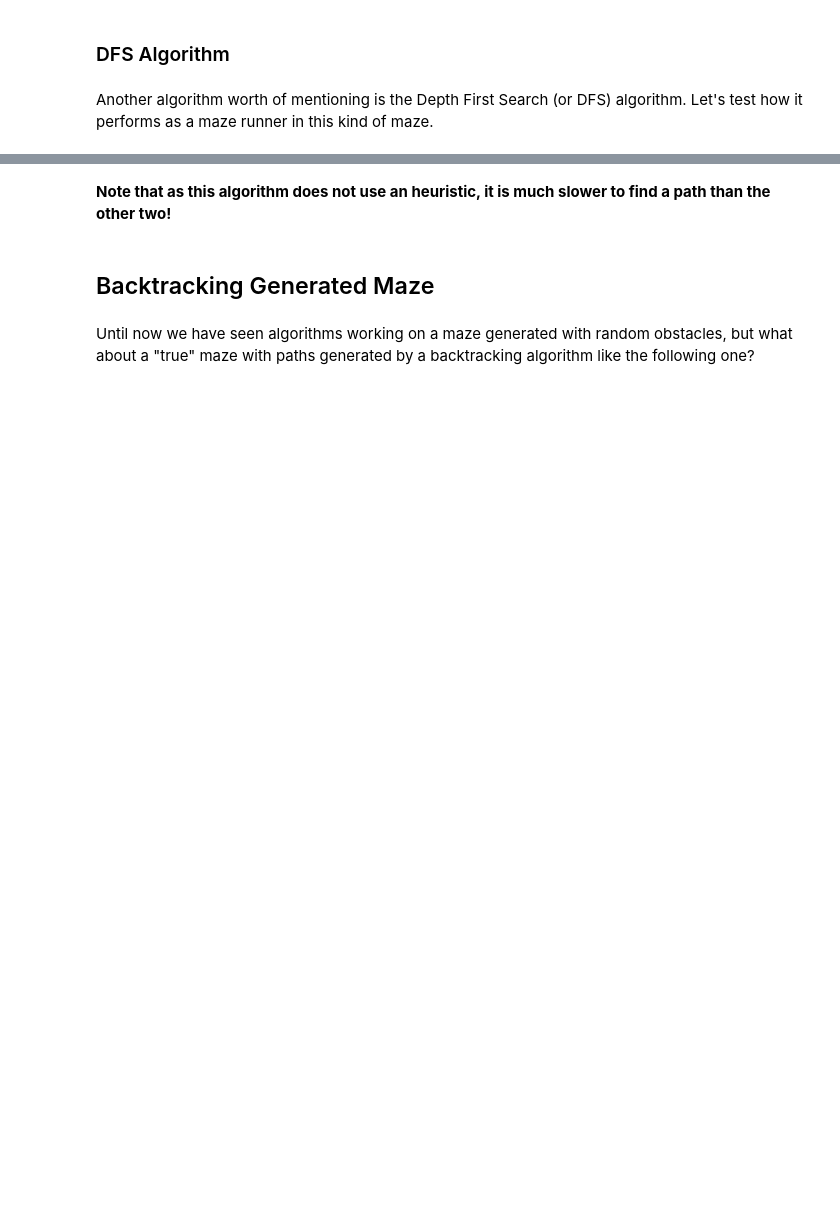
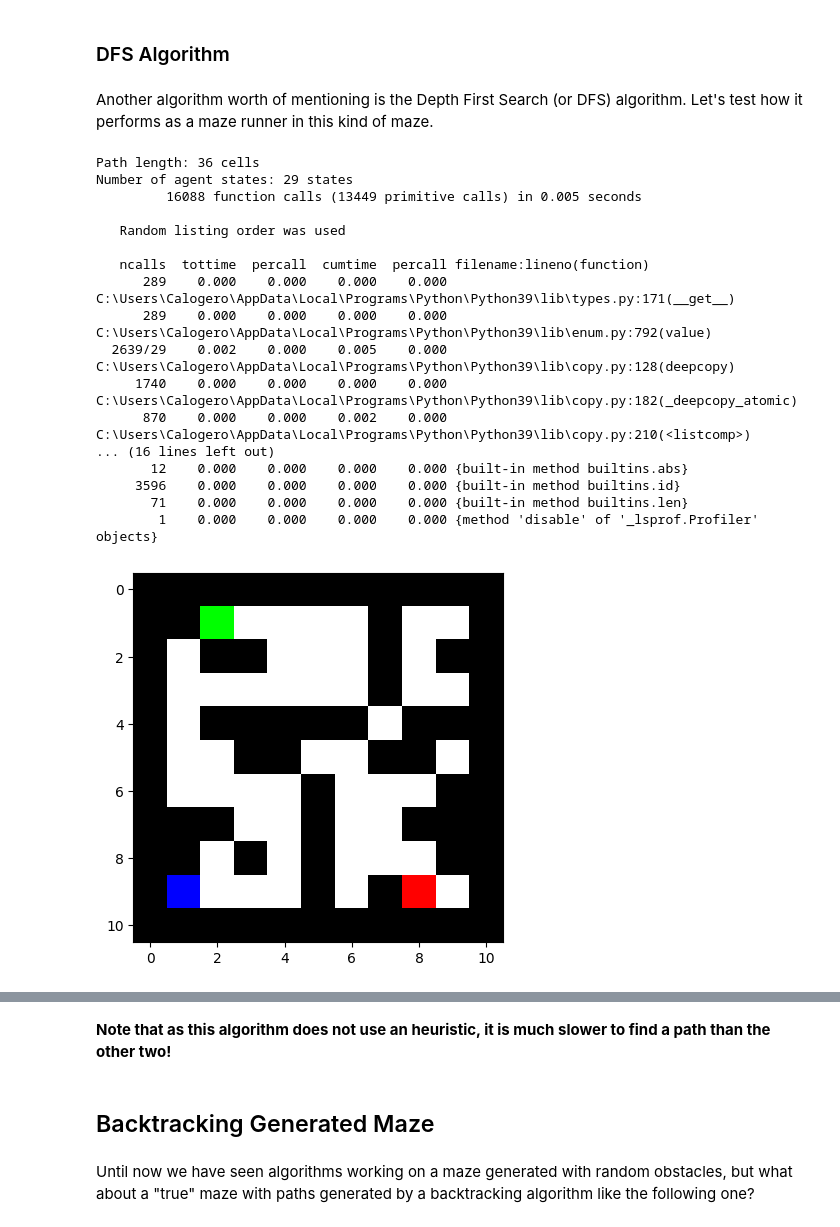
Before and after one commit to CarlinoCalogero/univaq-ase-caianiello-ai-assignments, a Jupyter notebook: assignment_1/code/notebook.ipynb, the cells around one changed output, grey strips where cells are left out. Saved outputs shown, nothing was run; the diff lists cells and outputs as text; code cells hidden in the pictures; blank space fills up the shorter version.

```diff
--- a/assignment_1/code/notebook.ipynb
+++ b/assignment_1/code/notebook.ipynb
@@ -237,4 +331,23 @@ Video(EUCLIDEAN_DISTANCE_HEURISTIC_A_STAR_RANDOMLY_GENERATED_MAZE_VIDEO_FILE_NAM
 Another algorithm worth of mentioning is the Depth First Search (or DFS) algorithm. Let's test how it performs as a maze runner in this kind of maze.
 # %%
 process_maze_runner_function(agent.dfs, None, DFS_RANDOMLY_GENERATED_MAZE_VIDEO_FILE_NAME, ALGORITHM_COMPUTATION_DICTIONARY_RANDOMLY_GENERATED_MAZE_KEY, ALGORITHM_COMPUTATION_DICTIONARY_DFS_ALGORITHM_KEY)
-Video(DFS_RANDOMLY_GENERATED_MAZE_VIDEO_FILE_NAME)
+Video(VIDEO_FILE_NAMES[DFS_RANDOMLY_GENERATED_MAZE_VIDEO_FILE_NAME])
+# %% [output]
+Path length: 36 cells
+Number of agent states: 29 states
+         16088 function calls (13449 primitive calls) in 0.005 seconds
+
+   Random listing order was used
+
+   ncalls  tottime  percall  cumtime  percall filename:lineno(function)
+      289    0.000    0.000    0.000    0.000 C:\Users\Calogero\AppData\Local\Programs\Python\Python39\lib\types.py:171(__get__)
+      289    0.000    0.000    0.000    0.000 C:\Users\Calogero\AppData\Local\Programs\Python\Python39\lib\enum.py:792(value)
+  2639/29    0.002    0.000    0.005    0.000 C:\Users\Calogero\AppData\Local\Programs\Python\Python39\lib\copy.py:128(deepcopy)
+     1740    0.000    0.000    0.000    0.000 C:\Users\Calogero\AppData\Local\Programs\Python\Python39\lib\copy.py:182(_deepcopy_atomic)
+      870    0.000    0.000    0.002    0.000 C:\Users\Calogero\AppData\Local\Programs\Python\Python39\lib\copy.py:210(<listcomp>)
+... (16 lines left out)
+       12    0.000    0.000    0.000    0.000 {built-in method builtins.abs}
+     3596    0.000    0.000    0.000    0.000 {built-in method builtins.id}
+       71    0.000    0.000    0.000    0.000 {built-in method builtins.len}
+        1    0.000    0.000    0.000    0.000 {method 'disable' of '_lsprof.Profiler' objects}
+[figure, added]
```
Also changed, not shown: parts of 32 cells of this notebook.
